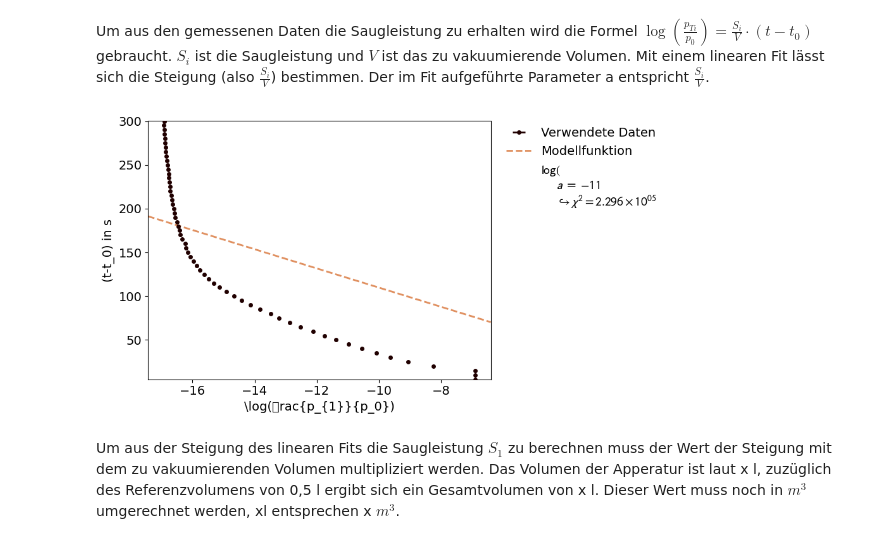
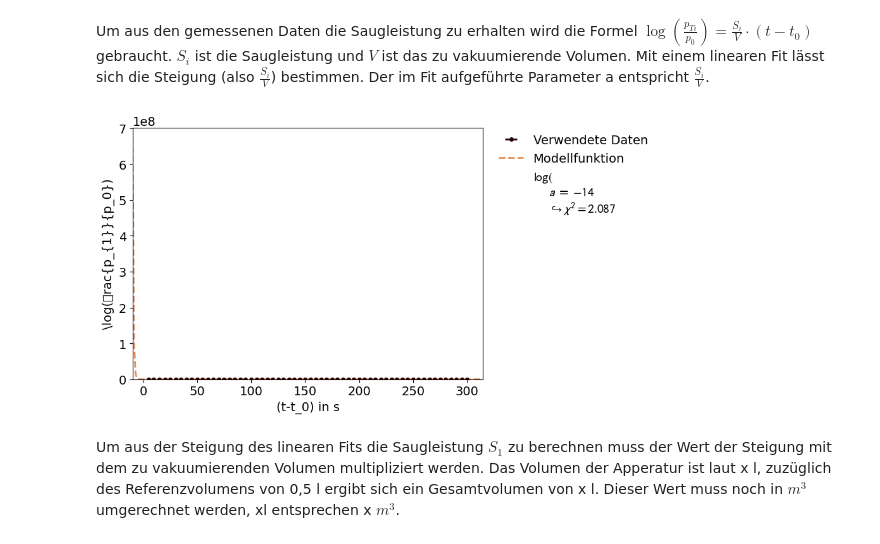
Before and after one commit to thexwon/Praktikum2KlassPhysKIT, a Jupyter notebook: Vakuum/Vakuum.ipynb, the cells around one changed output. Drawn from its saved outputs; the diff is of its cells as text; code cells hidden in the pictures.

```diff
--- a/Vakuum/Vakuum.ipynb
+++ b/Vakuum/Vakuum.ipynb
@@ -217,33 +217,34 @@ Mit einem linearen Fit lässt sich die Steigung (also $\frac {S_{i}}{V}$) bestim
 # %%
 p0=1000
 lnp1 = np.log(T1/p0)
 lnp2 = np.log(T2/p0)
 tn= t
-xy_data = XYContainer(lnp1,tn)
-def linear(x,a=100):
-    return a*x
-line_fit=Fit(data=xy_data,model_function=linear)
+V= 10
+xy_data = XYContainer(tn,T1)
+def exp(x,a=0):
+    return p0 * np.exp(a/V*x)
+line_fit=Fit(data=xy_data,model_function=exp)
 line_fit.do_fit()
 line_fit.assign_parameter_names(x='t',a='a')
 line_fit.assign_model_function_expression('log')
 line_fit.assign_model_function_expression("{a} * {x}")
 #line_fit.report()
 
 line_fit.assign_parameter_latex_names(x='t-t0', a='a')
 line_fit.assign_model_function_latex_name('\log(\frac{p_{1}}{p_0})')
 line_fit.assign_model_function_latex_expression('{a} \\cdot {x}')
 
 
 line_fit.data_container.label = "Verwendete Daten"
 line_fit.model_label = "Modellfunktion"
 
-line_fit.data_container.axis_labels = ["\log(\frac{p_{1}}{p_0})", "(t-t_0) in s"]
+line_fit.data_container.axis_labels = ["(t-t_0) in s","\log(\frac{p_{1}}{p_0})"]
 
 plot = Plot(fit_objects= line_fit)
 plot.plot()
 plt.show()
 # %% [output]
-[figure, old version]
+[figure, new version]
 # %% [markdown]
 Um aus der Steigung des linearen Fits die Saugleistung $S_1$ zu berechnen muss der Wert der Steigung mit dem zu vakuumierenden Volumen multipliziert werden. Das Volumen der Apperatur ist laut x l, zuzüglich des Referenzvolumens von 0,5 l ergibt sich ein Gesamtvolumen von x l. Dieser Wert muss noch in $m^3$ umgerechnet werden, xl entsprechen x $m^3$.
 # %%
```
